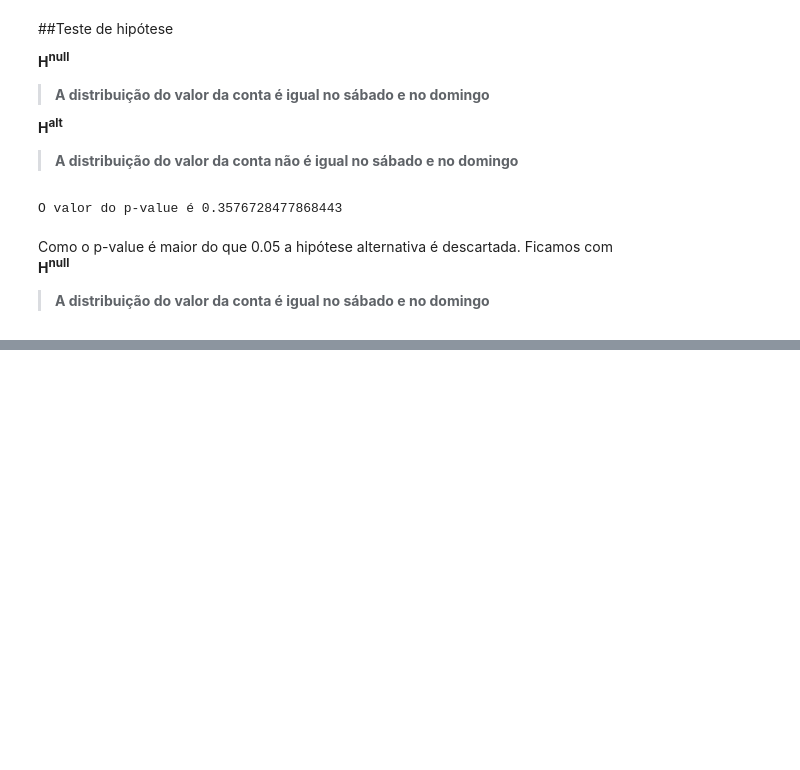
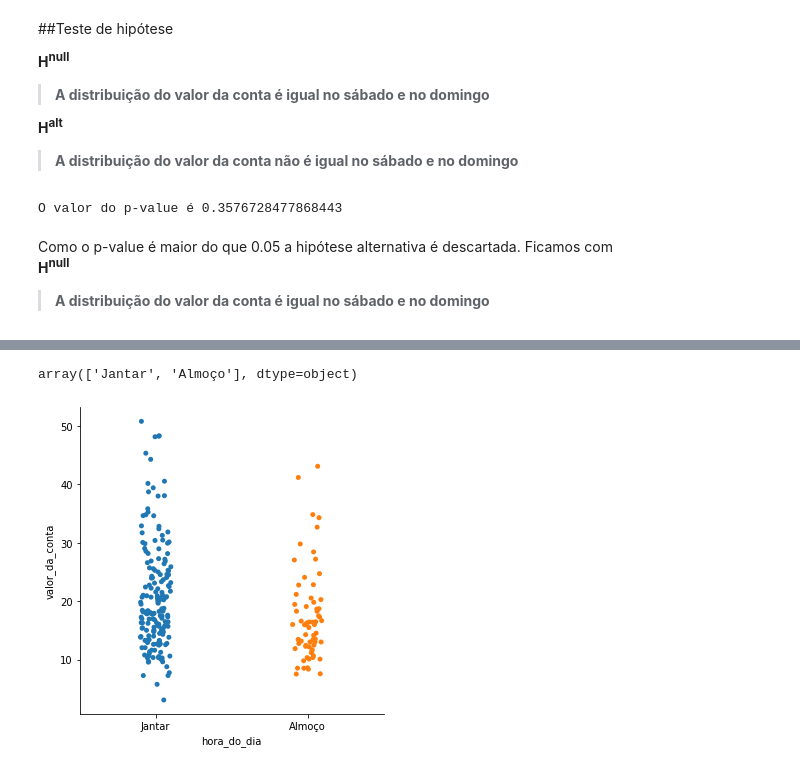
Before and after one commit to erikamarchi/data-visualization-explorando-com-seaborn, a Jupyter notebook: EDA_Gorjetas.ipynb, the cells around one changed output, grey strips where cells are left out. Saved outputs shown, nothing was run; the diff lists cells and outputs as text; code cells hidden in the pictures; blank space fills up the shorter version.

Commit message:
Desenha gráficos para analisar relação do horário do dia com gorjeta

```diff
--- a/EDA_Gorjetas.ipynb
+++ b/EDA_Gorjetas.ipynb
@@ -361,0 +373,10 @@ Como o p-value é maior do que 0.05 a hipótese alternativa é descartada. Ficam
+# %%
+gorjetas.hora_do_dia.unique()
+# %% [output]
+array(['Jantar', 'Almoço'], dtype=object)
+# %%
+sns.catplot(x='hora_do_dia',
+            y='valor_da_conta',
+            data=gorjetas);
+# %% [output]
+[figure, added]
```
Also changed, not shown: parts of 9 cells of this notebook.
